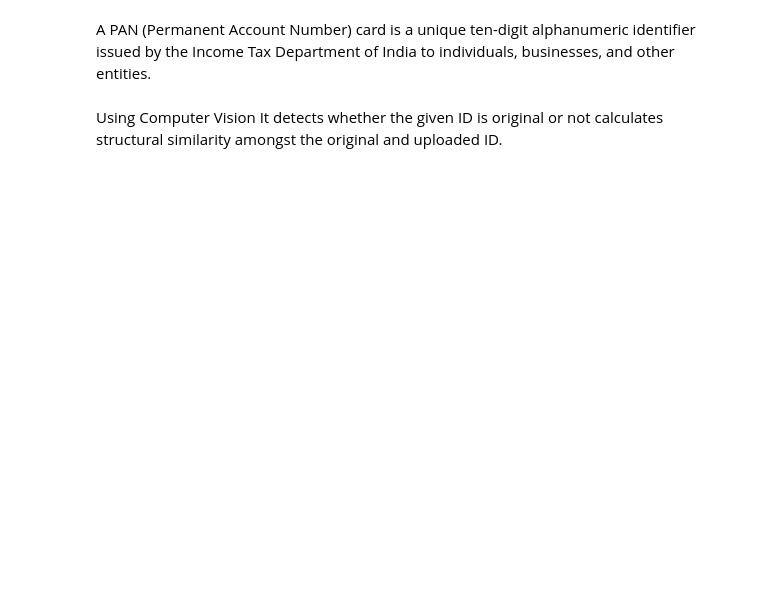
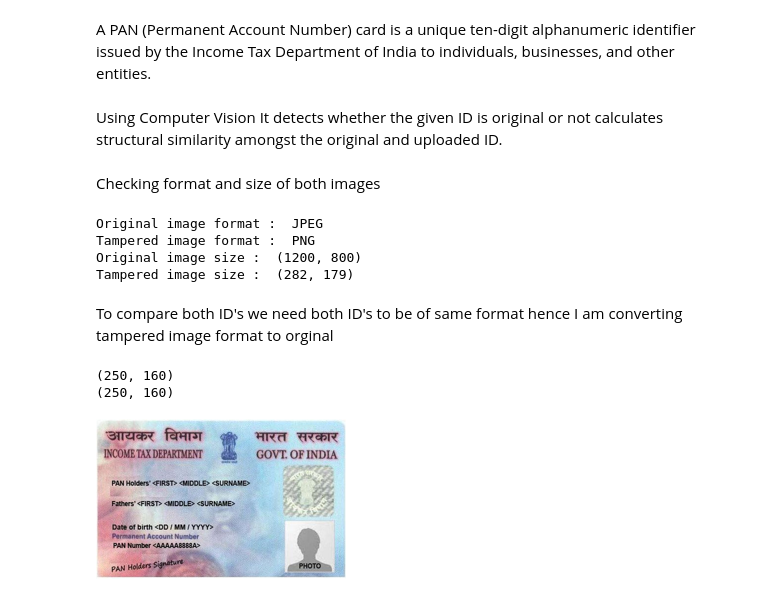
Before and after one commit to swathisl170499/Pan-Card-Tampering, a Jupyter notebook: Pan_Card_Tampering_Detection.ipynb, the cells around one changed output. Cells and saved outputs as stored; diff of their text form; code cells hidden in the pictures; blank space fills up the shorter version.

```diff
--- a/Pan_Card_Tampering_Detection.ipynb
+++ b/Pan_Card_Tampering_Detection.ipynb
@@ -19,0 +18,32 @@ import requests
+# %%
+#open Image and display
+original_img = Image.open(requests.get('https://www.thestatesman.com/wp-content/uploads/2019/07/pan-card.jpg', stream=True).raw)
+tampered_img = Image.open(requests.get('https://assets1.cleartax-cdn.com/s/img/20170526124335/Pan4.png', stream=True).raw)
+# %% [markdown]
+Checking format and size of both images
+# %%
+# The file format of the source file.
+print("Original image format : ",original_img.format)
+print("Tampered image format : ",tampered_img.format)
+
+# Image size, in pixels. The size is given as a 2-tuple (width, height).
+print("Original image size : ",original_img.size)
+print("Tampered image size : ",tampered_img.size)
+# %% [output]
+Original image format :  JPEG
+Tampered image format :  PNG
+Original image size :  (1200, 800)
+Tampered image size :  (282, 179)
+# %% [markdown]
+To compare both ID's we need both ID's to be of same format hence I am converting tampered image format to orginal
+# %%
+# Resize Image
+original = original_img.resize((250, 160))
+print(original.size)
+original.save('pan_card_tampering/image/original.png')#Save image
+tampered = tampered_img.resize((250,160))
+print(tampered.size)
+tampered.save('pan_card_tampering/image/tampered.png')#Saves image
+# %% [output]
+(250, 160)
+(250, 160)
@@ -19,0 +54,4 @@ import requests
+# %%
+original
+# %% [output]
+[figure, added]
```
Also changed, not shown: parts of 17 cells of this notebook.
